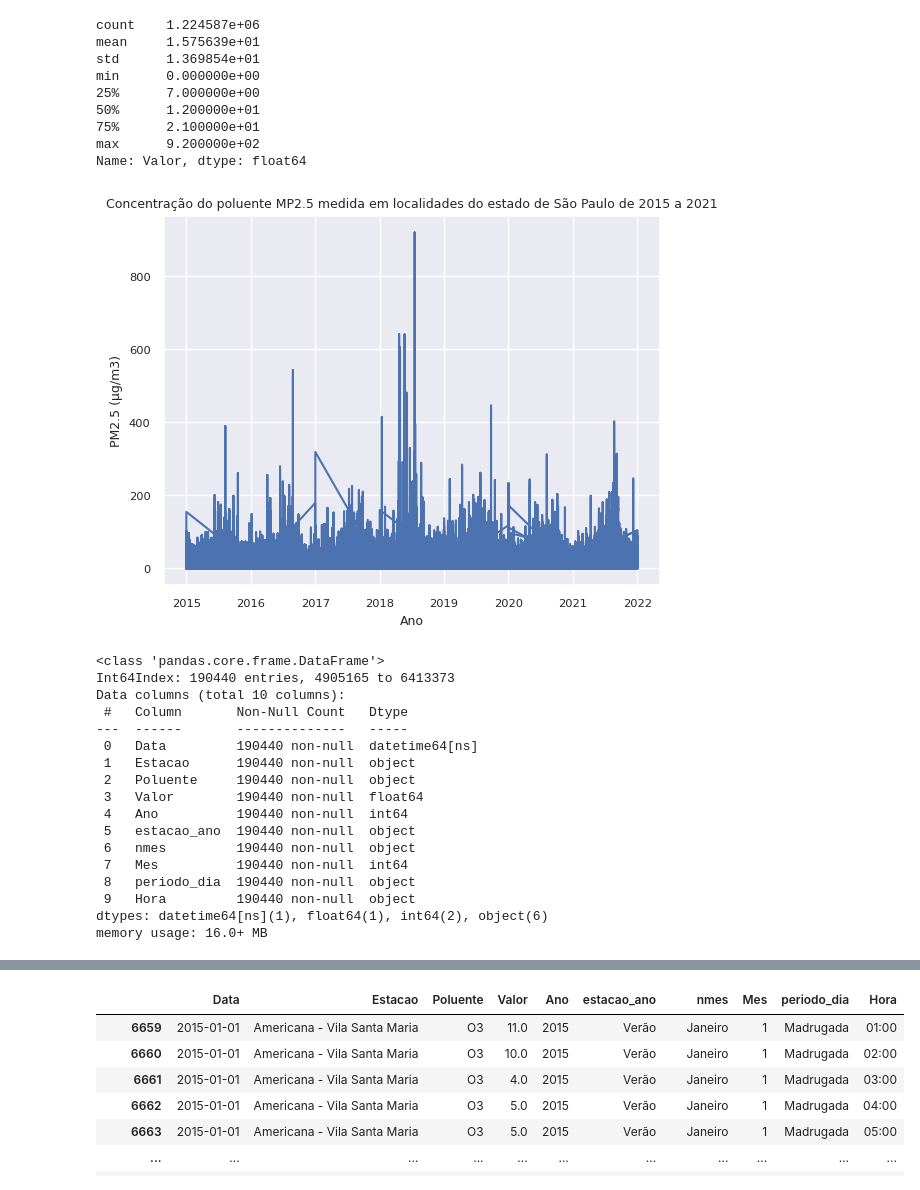
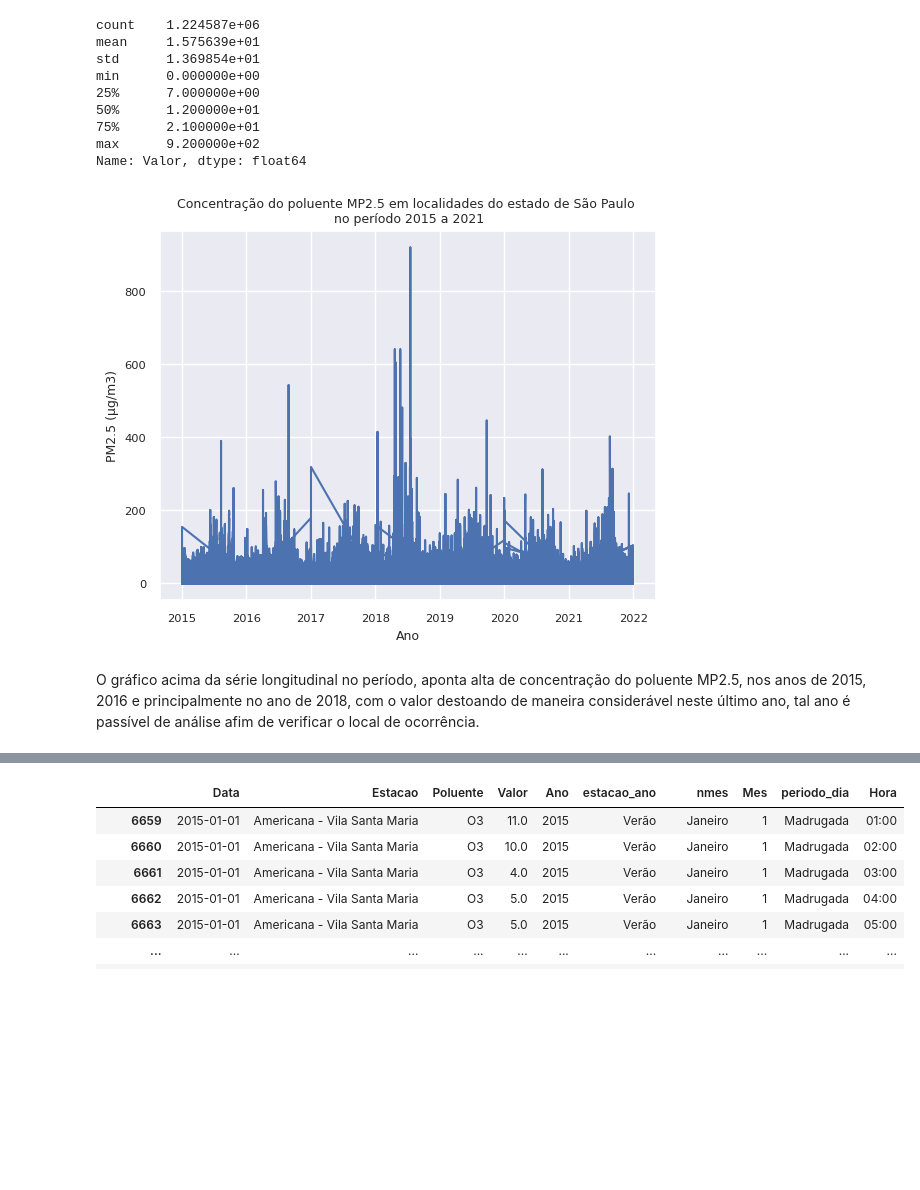
Before and after one commit to Luciahelenasantos/PUC-SPRINT-III, a Jupyter notebook: MVP_SPRINTIII_V1.ipynb, the cells around one changed output, grey strips where cells are left out. Drawn from its saved outputs; the diff is of its cells as text; code cells hidden in the pictures; blank space fills up the shorter version.

```diff
--- a/MVP_SPRINTIII_V1.ipynb
+++ b/MVP_SPRINTIII_V1.ipynb
@@ -339,12 +380,14 @@ Name: Valor, dtype: float64
 # %%
 # Gráfico de linhas da série histórica do poluente PM2.5
 
 sns.set_style('darkgrid')
 sns.set_theme(style="darkgrid", font_scale=0.75)
 plt.ylabel("PM2.5 (µg/m3)")
 plt.xlabel("Ano")
 plt.plot(dadoarMP2_5['Data'], dadoarMP2_5['Valor'])
-plt.title('Concentração do poluente MP2.5 medida em localidades do estado de São Paulo de 2015 a 2021');
+plt.title('Concentração do poluente MP2.5 em localidades do estado de São Paulo \n no período 2015 a 2021');
 # %% [output]
-[figure, old version]
+[figure, new version]
+# %% [markdown]
+O gráfico acima da série longitudinal no período, aponta alta de concentração do poluente MP2.5, nos anos de 2015, 2016 e principalmente no ano de 2018, com o valor destoando de maneira considerável neste último ano, tal ano é passível de análise afim de verificar o local de ocorrência.
 # %%
@@ -353,22 +398,2 @@ plt.title('Concentração do poluente MP2.5 medida em localidades do estado de S
 dadoarMP2_5_2018 = dadoarMP2_5[(dadoarMP2_5['Ano'] == 2018) & (dadoarMP2_5['Valor'] > 0)]
-# %%
-dadoarMP2_5_2018.info()
-# %% [output]
-<class 'pandas.core.frame.DataFrame'>
-Int64Index: 190440 entries, 4905165 to 6413373
-Data columns (total 10 columns):
- #   Column       Non-Null Count   Dtype
----  ------       --------------   -----
- 0   Data         190440 non-null  datetime64[ns]
- 1   Estacao      190440 non-null  object
- 2   Poluente     190440 non-null  object
- 3   Valor        190440 non-null  float64
- 4   Ano          190440 non-null  int64
- 5   estacao_ano  190440 non-null  object
- 6   nmes         190440 non-null  object
- 7   Mes          190440 non-null  int64
- 8   periodo_dia  190440 non-null  object
- 9   Hora         190440 non-null  object
-dtypes: datetime64[ns](1), float64(1), int64(2), object(6)
-memory usage: 16.0+ MB
 # %%
```
Also changed, not shown: parts of 34 cells of this notebook.
